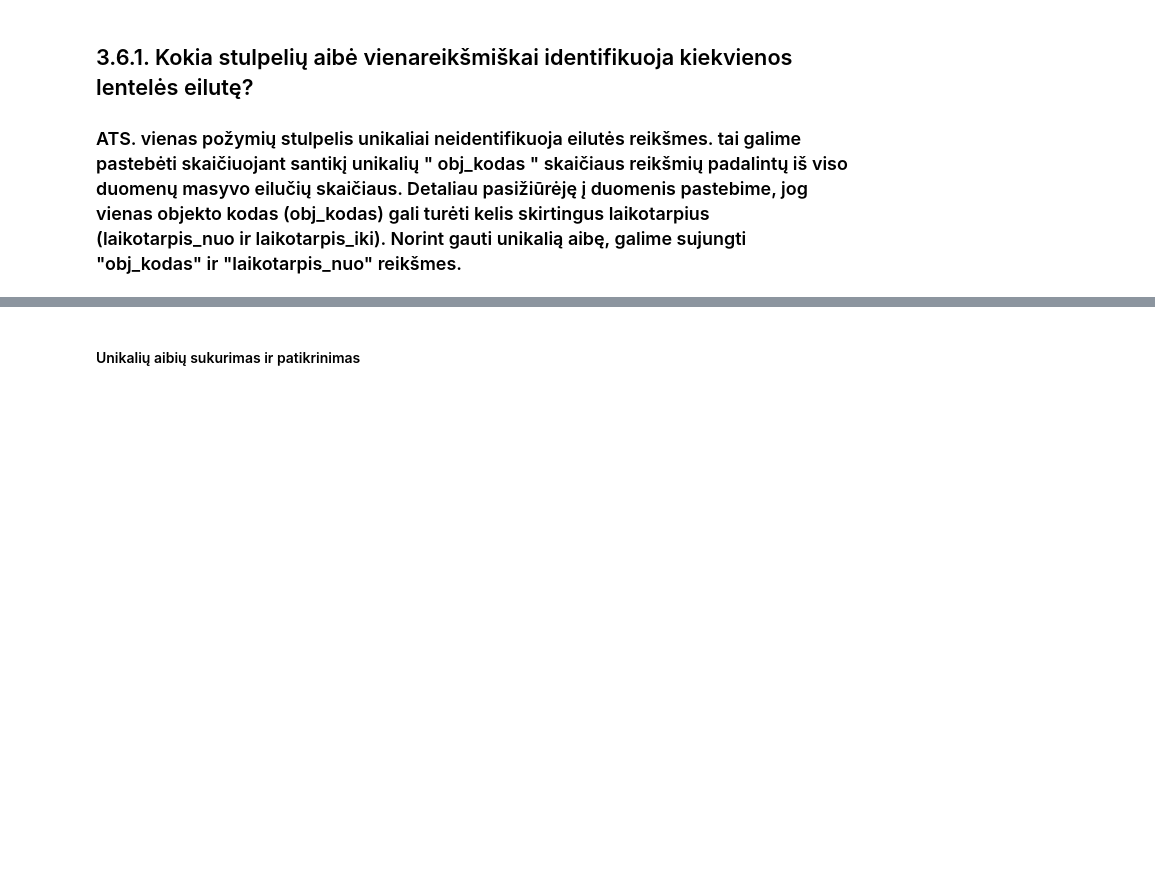
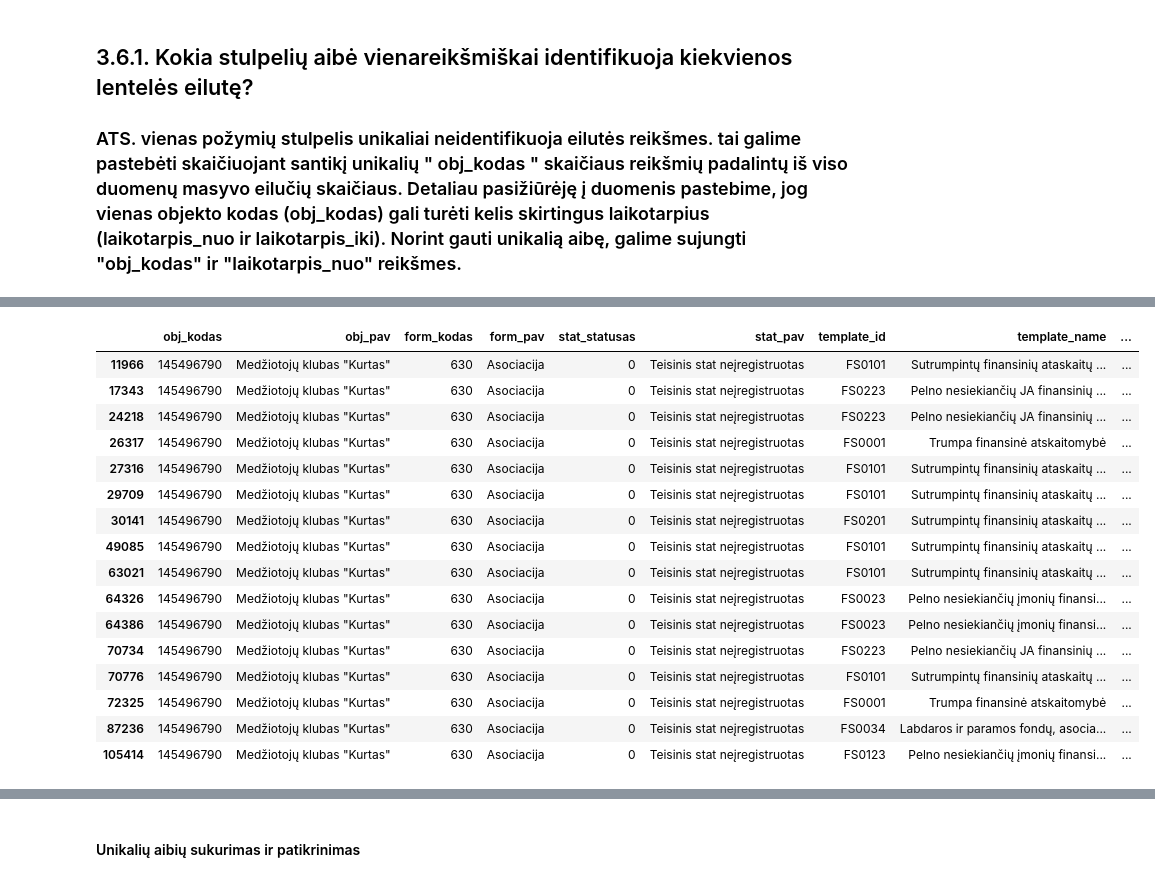
Before and after one commit to modsldn/eda_atsiskaitymas, a Jupyter notebook: mantas_pieza/mantas_pieza.ipynb, the cells around one changed output, grey strips where cells are left out. Drawn from its saved outputs; the diff is of its cells as text; code cells hidden in the pictures; blank space fills up the shorter version.

```diff
--- a/mantas_pieza/mantas_pieza.ipynb
+++ b/mantas_pieza/mantas_pieza.ipynb
@@ -21,7 +33,3 @@ pd.set_option("display.max_columns", 50)
 # %%
-raw_balanso_ataskaita_2020 = pd.read_csv(
-    "https://www.registrucentras.lt/aduomenys/?byla=JAR_FA_RODIKLIAI_BLNS_2020.csv"
-)
-raw_balanso_ataskaita_2021 = pd.read_csv(
-    "https://www.registrucentras.lt/aduomenys/?byla=JAR_FA_RODIKLIAI_BLNS_2021.csv"
-)
+raw_balanso_ataskaita_2020 = pd.read_csv('https://www.registrucentras.lt/aduomenys/?byla=JAR_FA_RODIKLIAI_BLNS_2020.csv')
+raw_balanso_ataskaita_2021 = pd.read_csv('https://www.registrucentras.lt/aduomenys/?byla=JAR_FA_RODIKLIAI_BLNS_2021.csv')
@@ -153,6 +368,22 @@ raw_balanso_ataskaita_2020[raw_balanso_ataskaita_2020["obj_kodas"] == 168970870]
 # %%
-test_2 = raw_balanso_ataskaita_2020[
-    raw_balanso_ataskaita_2020["obj_kodas"] == 145496790
-]
+test_2 = raw_balanso_ataskaita_2020[raw_balanso_ataskaita_2020['obj_kodas'] == 145496790]
 len(test_2) == len(test_2.laikotarpis_nuo.unique())
 test_2
+# %% [output]
+|  | obj_kodas | obj_pav | form_kodas | form_pav | stat_statusas | stat_pav | template_id | template_name | ... |
+| 11966 | 145496790 | Medžiotojų klubas "Kurtas" | 630 | Asociacija | 0 | Teisinis stat neįregistruotas | FS0101 | Sutrumpintų finansinių ataskaitų ... | ... |
+| 17343 | 145496790 | Medžiotojų klubas "Kurtas" | 630 | Asociacija | 0 | Teisinis stat neįregistruotas | FS0223 | Pelno nesiekiančių JA finansinių ... | ... |
+| 24218 | 145496790 | Medžiotojų klubas "Kurtas" | 630 | Asociacija | 0 | Teisinis stat neįregistruotas | FS0223 | Pelno nesiekiančių JA finansinių ... | ... |
+| 26317 | 145496790 | Medžiotojų klubas "Kurtas" | 630 | Asociacija | 0 | Teisinis stat neįregistruotas | FS0001 | Trumpa finansinė atskaitomybė | ... |
+| 27316 | 145496790 | Medžiotojų klubas "Kurtas" | 630 | Asociacija | 0 | Teisinis stat neįregistruotas | FS0101 | Sutrumpintų finansinių ataskaitų ... | ... |
+| 29709 | 145496790 | Medžiotojų klubas "Kurtas" | 630 | Asociacija | 0 | Teisinis stat neįregistruotas | FS0101 | Sutrumpintų finansinių ataskaitų ... | ... |
+| 30141 | 145496790 | Medžiotojų klubas "Kurtas" | 630 | Asociacija | 0 | Teisinis stat neįregistruotas | FS0201 | Sutrumpintų finansinių ataskaitų ... | ... |
+| 49085 | 145496790 | Medžiotojų klubas "Kurtas" | 630 | Asociacija | 0 | Teisinis stat neįregistruotas | FS0101 | Sutrumpintų finansinių ataskaitų ... | ... |
+| 63021 | 145496790 | Medžiotojų klubas "Kurtas" | 630 | Asociacija | 0 | Teisinis stat neįregistruotas | FS0101 | Sutrumpintų finansinių ataskaitų ... | ... |
+| 64326 | 145496790 | Medžiotojų klubas "Kurtas" | 630 | Asociacija | 0 | Teisinis stat neįregistruotas | FS0023 | Pelno nesiekiančių įmonių finansi... | ... |
+| 64386 | 145496790 | Medžiotojų klubas "Kurtas" | 630 | Asociacija | 0 | Teisinis stat neįregistruotas | FS0023 | Pelno nesiekiančių įmonių finansi... | ... |
+| 70734 | 145496790 | Medžiotojų klubas "Kurtas" | 630 | Asociacija | 0 | Teisinis stat neįregistruotas | FS0223 | Pelno nesiekiančių JA finansinių ... | ... |
+| 70776 | 145496790 | Medžiotojų klubas "Kurtas" | 630 | Asociacija | 0 | Teisinis stat neįregistruotas | FS0101 | Sutrumpintų finansinių ataskaitų ... | ... |
+| 72325 | 145496790 | Medžiotojų klubas "Kurtas" | 630 | Asociacija | 0 | Teisinis stat neįregistruotas | FS0001 | Trumpa finansinė atskaitomybė | ... |
+| 87236 | 145496790 | Medžiotojų klubas "Kurtas" | 630 | Asociacija | 0 | Teisinis stat neįregistruotas | FS0034 | Labdaros ir paramos fondų, asocia... | ... |
+| 105414 | 145496790 | Medžiotojų klubas "Kurtas" | 630 | Asociacija | 0 | Teisinis stat neįregistruotas | FS0123 | Pelno nesiekiančių įmonių finansi... | ... |
```
Also changed, not shown: parts of 166 cells of this notebook.
